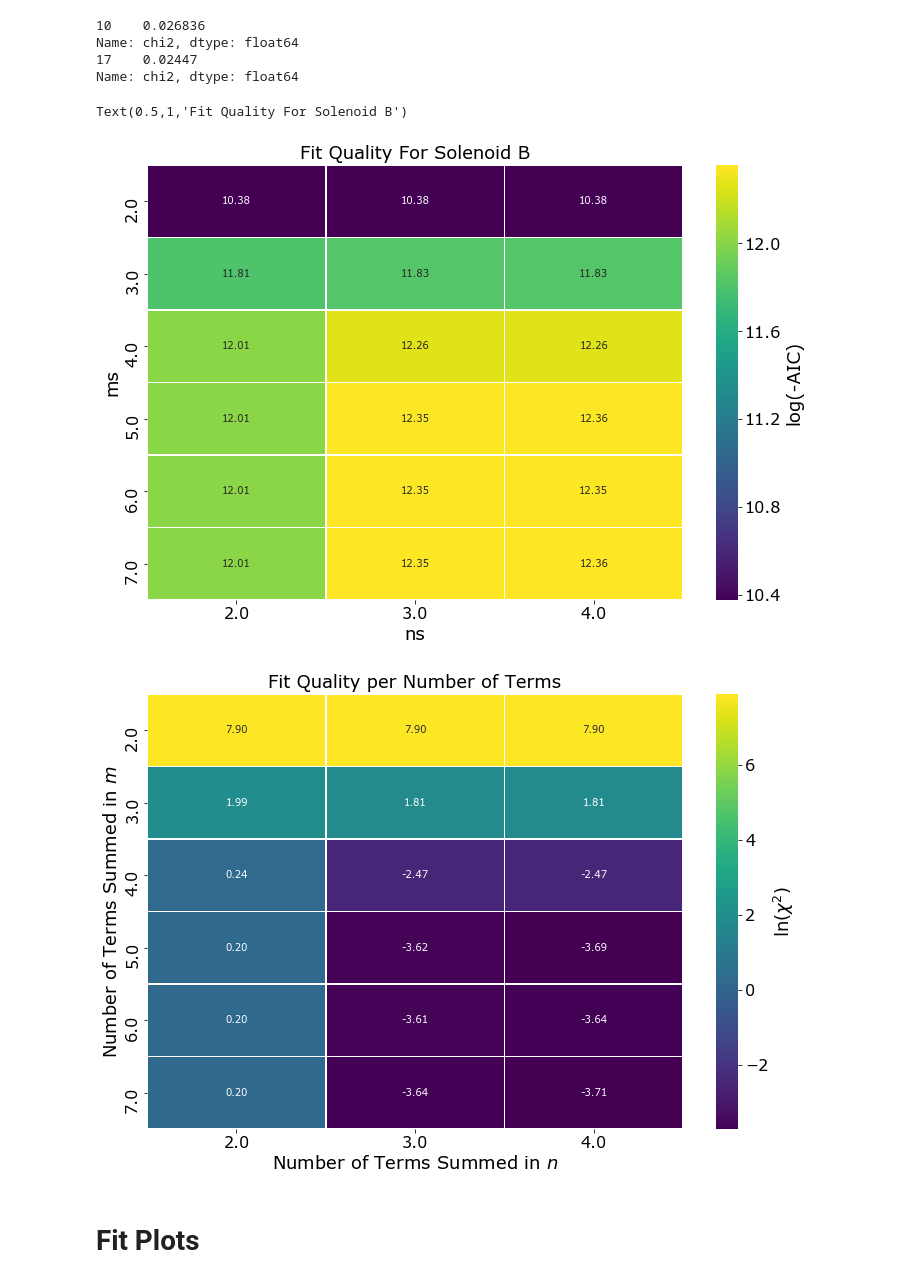
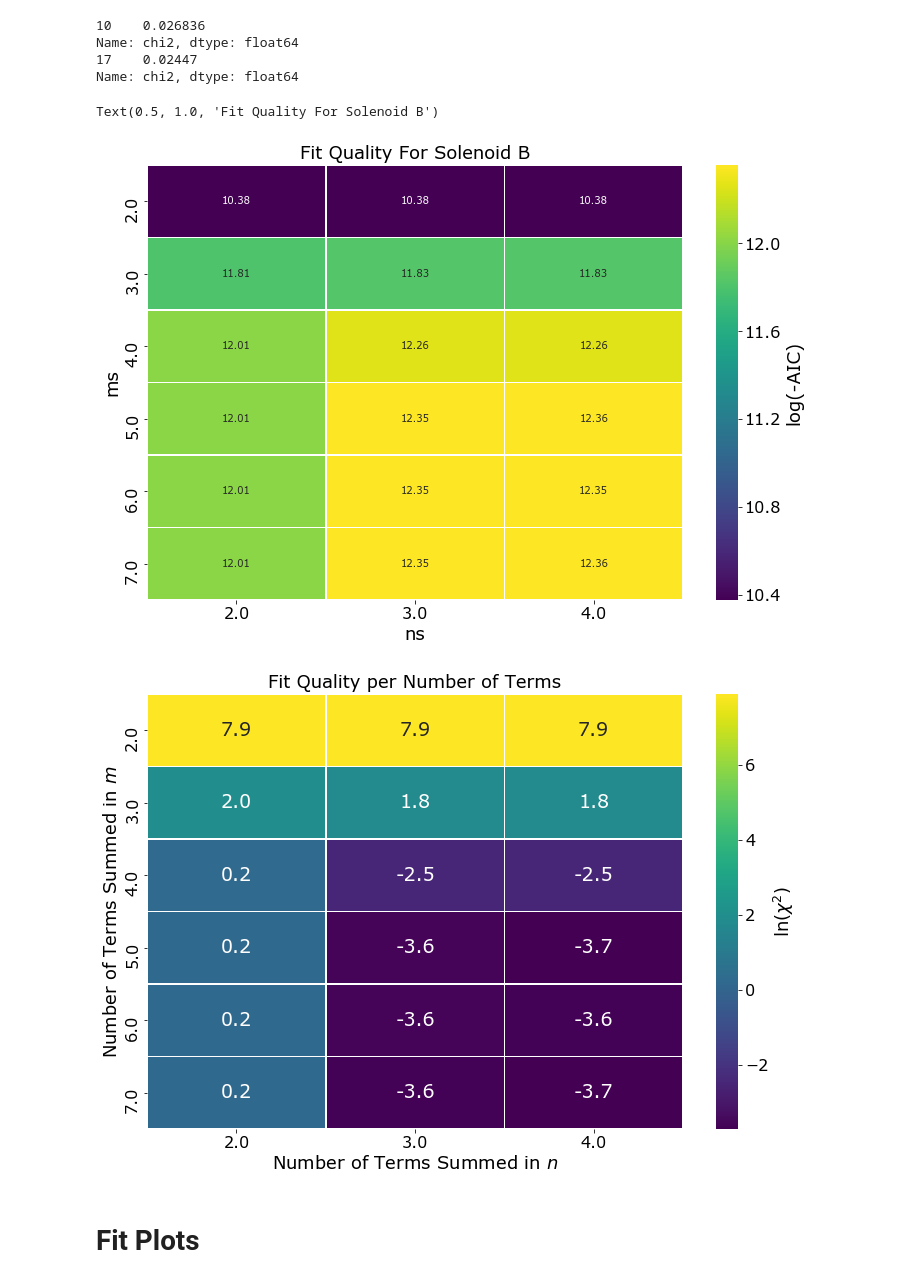
Before and after one commit to pollackscience/Mu2E, a Jupyter notebook: scripts/FieldFitting/paper_plots_solB.ipynb, the cells around one changed output. Saved outputs shown, nothing was run; the diff lists cells and outputs as text; code cells hidden in the pictures.

```diff
--- a/scripts/FieldFitting/paper_plots_solB.ipynb
+++ b/scripts/FieldFitting/paper_plots_solB.ipynb
@@ -335,6 +257,8 @@ Elapsed time was 36.3557 seconds
 # %%
 df_aic_cyl.eval('logchi2 = log(chi2)', inplace=True)
 df_aic_cyl.to_pickle('pickles/df_aic_solB.pkl')
+# %%
+df_aic_cyl = pd.read_pickle('pickles/df_aic_solB.pkl')
 # %%
 print(df_aic_cyl.query('ms==5 and ns==3').chi2)
 print(df_aic_cyl.query('ms==7 and ns==4').chi2)
@@ -351,20 +275,20 @@ ax = sns.heatmap(df_aic_cyl.pivot('ms', 'ns', 'AIC'), annot=True, fmt='.2f', lin
 plt.title(f'Fit Quality For Solenoid B')
 #plt.savefig('/Users/brianpollack/Documents/Notes_Papers/Helix/figs/aic_solB_v2.pdf')
 # %% [output]
-Text(0.5,1,'Fit Quality For Solenoid B')
+Text(0.5, 1.0, 'Fit Quality For Solenoid B')
 [figure]
 # %%
 from matplotlib.ticker import FormatStrFormatter
 
-ax = sns.heatmap(df_aic_cyl.pivot('ms', 'ns', 'logchi2'), annot=True, fmt='.2f', linewidths=.5, cmap='viridis',
-                            cbar_kws={'label': r'$\ln(\chi^2)$'})
+ax = sns.heatmap(df_aic_cyl.pivot('ms', 'ns', 'logchi2'), annot=True, fmt='.1f', linewidths=.5, cmap='viridis',
+                            cbar_kws={'label': r'$\ln(\chi^2)$'}, annot_kws={"size": 19})
 plt.title('Fit Quality per Number of Terms')
 plt.ylabel(r'Number of Terms Summed in $m$')
 plt.xlabel(r'Number of Terms Summed in $n$')
 plt.savefig('/Users/brianpollack/Documents/Notes_Papers/Helix/figs/chi2_solB.pdf')
 #plt.savefig('/Users/brianpollack/Documents/Notes_Papers/Helix/figs/aic_solB_v2.pdf')
 # %% [output]
-[figure, old version]
+[figure, new version]
 # %% [markdown]
 # Fit Plots
 # %%
```
Also changed, not shown: parts of 2 cells of this notebook, 9 other files.
